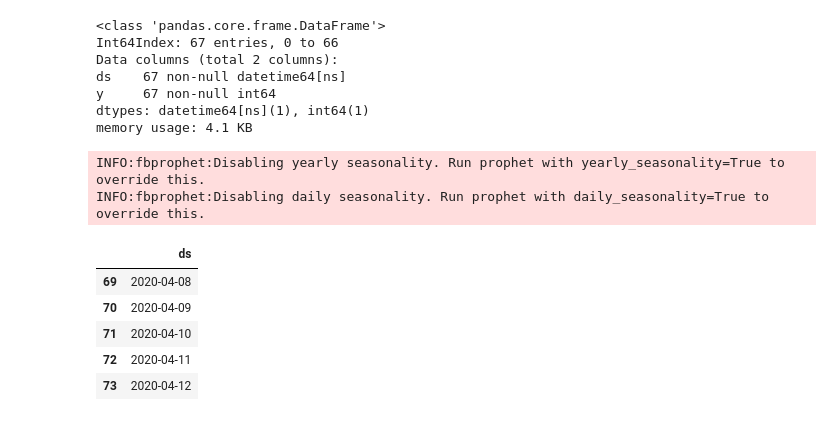
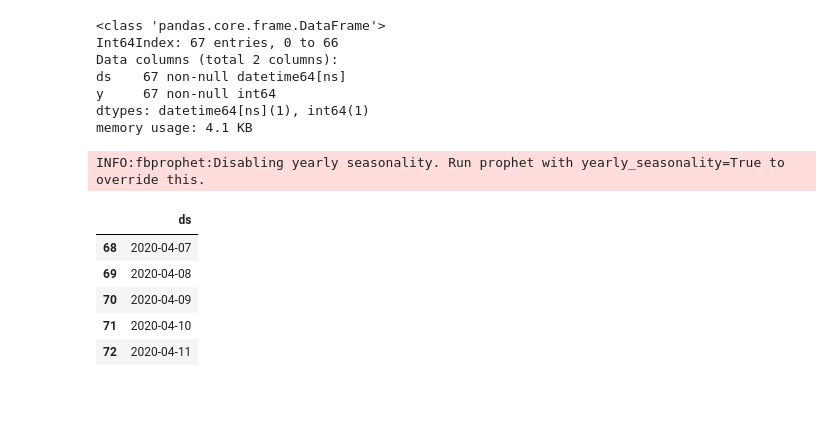
Before and after one commit to sidoff8/Covid-19-in-India, a Jupyter notebook: Covid_ARIMA.ipynb, the cells around one changed output. Saved outputs shown, nothing was run; the diff lists cells and outputs as text; code cells hidden in the pictures.

```diff
--- a/Covid_ARIMA.ipynb
+++ b/Covid_ARIMA.ipynb
@@ -862,20 +862,20 @@ y     67 non-null int64
 dtypes: datetime64[ns](1), int64(1)
 memory usage: 4.1 KB
 # %%
-m = Prophet(interval_width=0.95)
+m = Prophet(interval_width=0.95,daily_seasonality=True,
+           seasonality_mode= 'multiplicative')
 m.fit(confirmed)
-future = m.make_future_dataframe(periods=7)
+future = m.make_future_dataframe(periods=6)
 future_confirmed = future.copy() # for non-baseline predictions later on
 future.tail()
 # %% [output]
 INFO:fbprophet:Disabling yearly seasonality. Run prophet with yearly_seasonality=True to override this.
-INFO:fbprophet:Disabling daily seasonality. Run prophet with daily_seasonality=True to override this.
 |  | ds |
+| 68 | 2020-04-07 |
 | 69 | 2020-04-08 |
 | 70 | 2020-04-09 |
 | 71 | 2020-04-10 |
 | 72 | 2020-04-11 |
-| 73 | 2020-04-12 |
 # %%
 forecast = m.predict(future)
 forecast[['ds', 'yhat', 'yhat_lower', 'yhat_upper']].tail()
```
Also changed, not shown: parts of 3 cells of this notebook.
